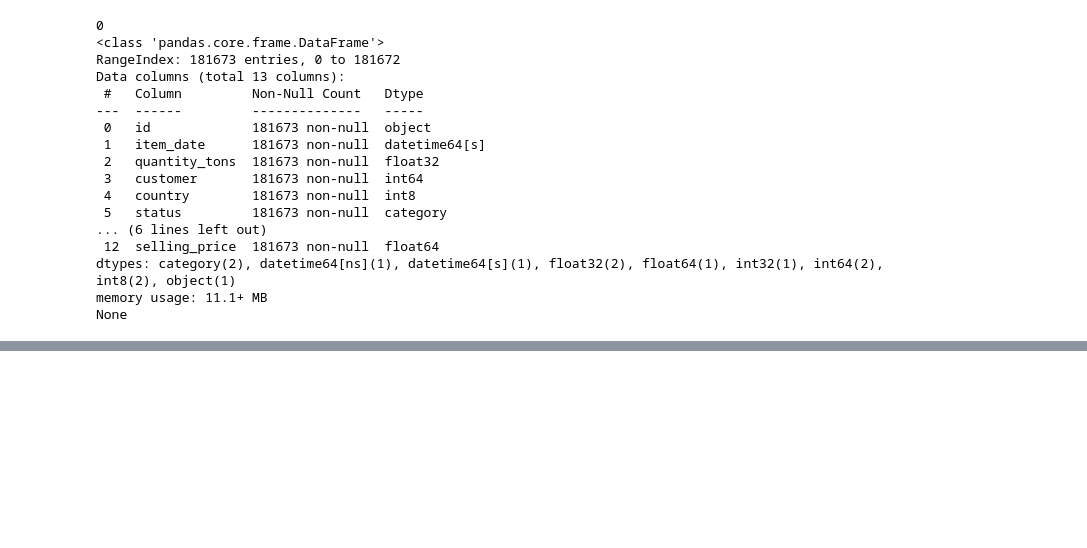
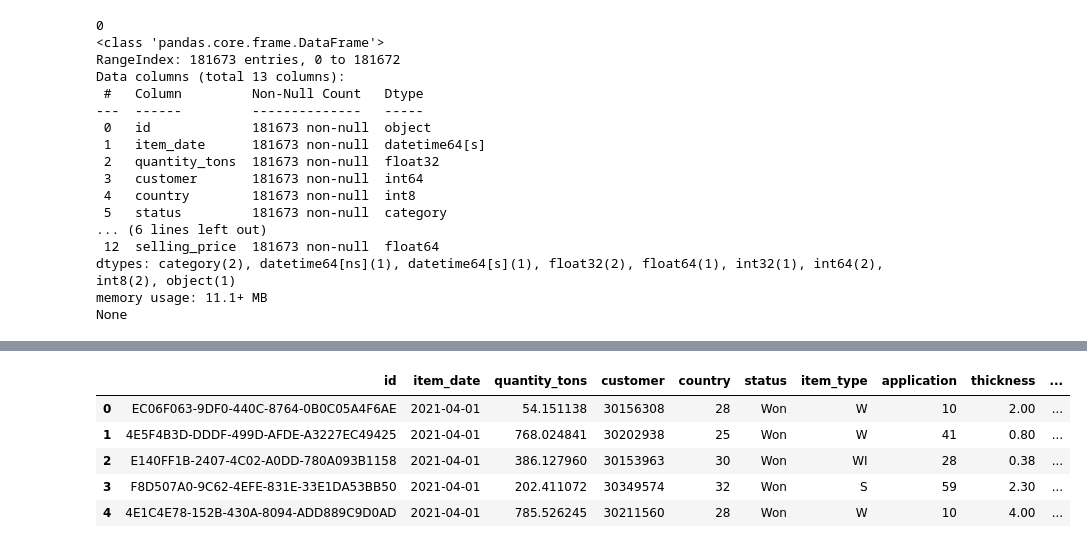
Before and after one commit to Santhosh-Analytics/Copper-Pricing-lead-conversion-PredictiveModeling-, a Jupyter notebook: Data Preprocessing.ipynb, the cells around one changed output, grey strips where cells are left out. Drawn from its saved outputs; the diff is of its cells as text; code cells hidden in the pictures; blank space fills up the shorter version.

```diff
--- a/Data Preprocessing.ipynb
+++ b/Data Preprocessing.ipynb
@@ -330,0 +333,9 @@ Name: count, dtype: int64
+# %%
+df1.head()
+# %% [output]
+|  | id | item_date | quantity_tons | customer | country | status | item_type | application | thickness | ... |
+| 0 | EC06F063-9DF0-440C-8764-0B0C05A4F6AE | 2021-04-01 | 54.151138 | 30156308 | 28 | Won | W | 10 | 2.00 | ... |
+| 1 | 4E5F4B3D-DDDF-499D-AFDE-A3227EC49425 | 2021-04-01 | 768.024841 | 30202938 | 25 | Won | W | 41 | 0.80 | ... |
+| 2 | E140FF1B-2407-4C02-A0DD-780A093B1158 | 2021-04-01 | 386.127960 | 30153963 | 30 | Won | WI | 28 | 0.38 | ... |
+| 3 | F8D507A0-9C62-4EFE-831E-33E1DA53BB50 | 2021-04-01 | 202.411072 | 30349574 | 32 | Won | S | 59 | 2.30 | ... |
+| 4 | 4E1C4E78-152B-430A-8094-ADD889C9D0AD | 2021-04-01 | 785.526245 | 30211560 | 28 | Won | W | 10 | 4.00 | ... |
```
Also changed, not shown: parts of 18 cells of this notebook, 1 other file.
